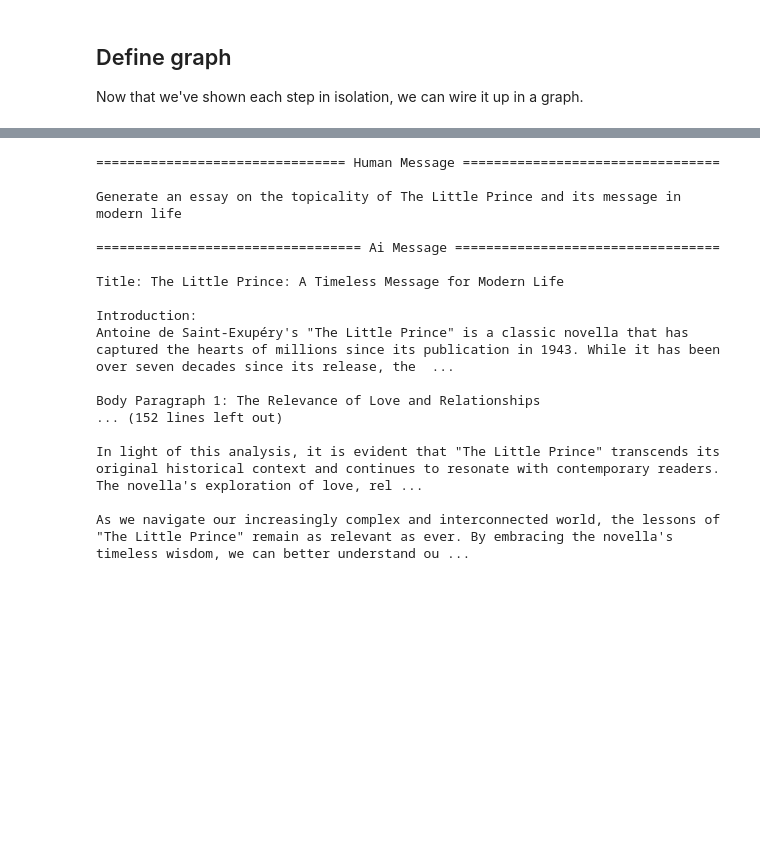
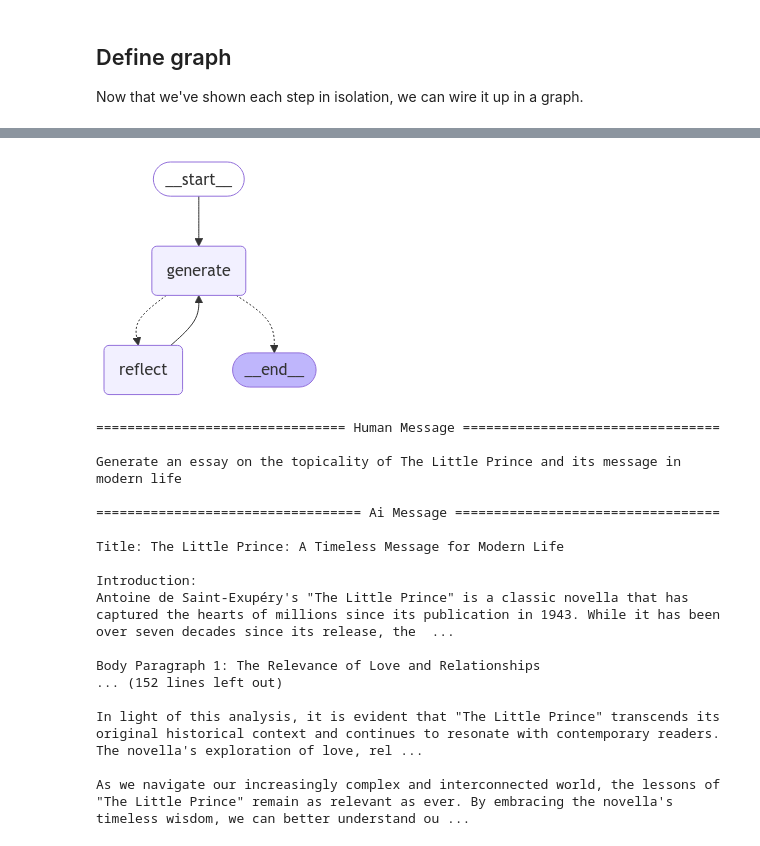
Before and after one commit to neeland/langchain_tutorials, a Jupyter notebook: 9990_agents_reflection.ipynb, the cells around one changed output, grey strips where cells are left out. Saved outputs shown, nothing was run; the diff lists cells and outputs as text; code cells hidden in the pictures; blank space fills up the shorter version.

```diff
--- a/9990_agents_reflection.ipynb
+++ b/9990_agents_reflection.ipynb
@@ -231,6 +231,12 @@ async for event in graph.astream(
 ---
 {'generate': {'messages': [AIMessage(content='Title: The Little Prince: A Timeless Message for Modern Life\n\nIntroduction:\nAntoine de Saint-Exupéry\'s "The Little Prince" is a classic novella that h ...
 ---
+# %%
+from IPython.display import Image, display
+
+display(Image(graph.get_graph().draw_mermaid_png()))
+# %% [output]
+[figure, added]
 # %%
 state = graph.get_state(config)
 # %%
```
Also changed, not shown: 1 other file.
